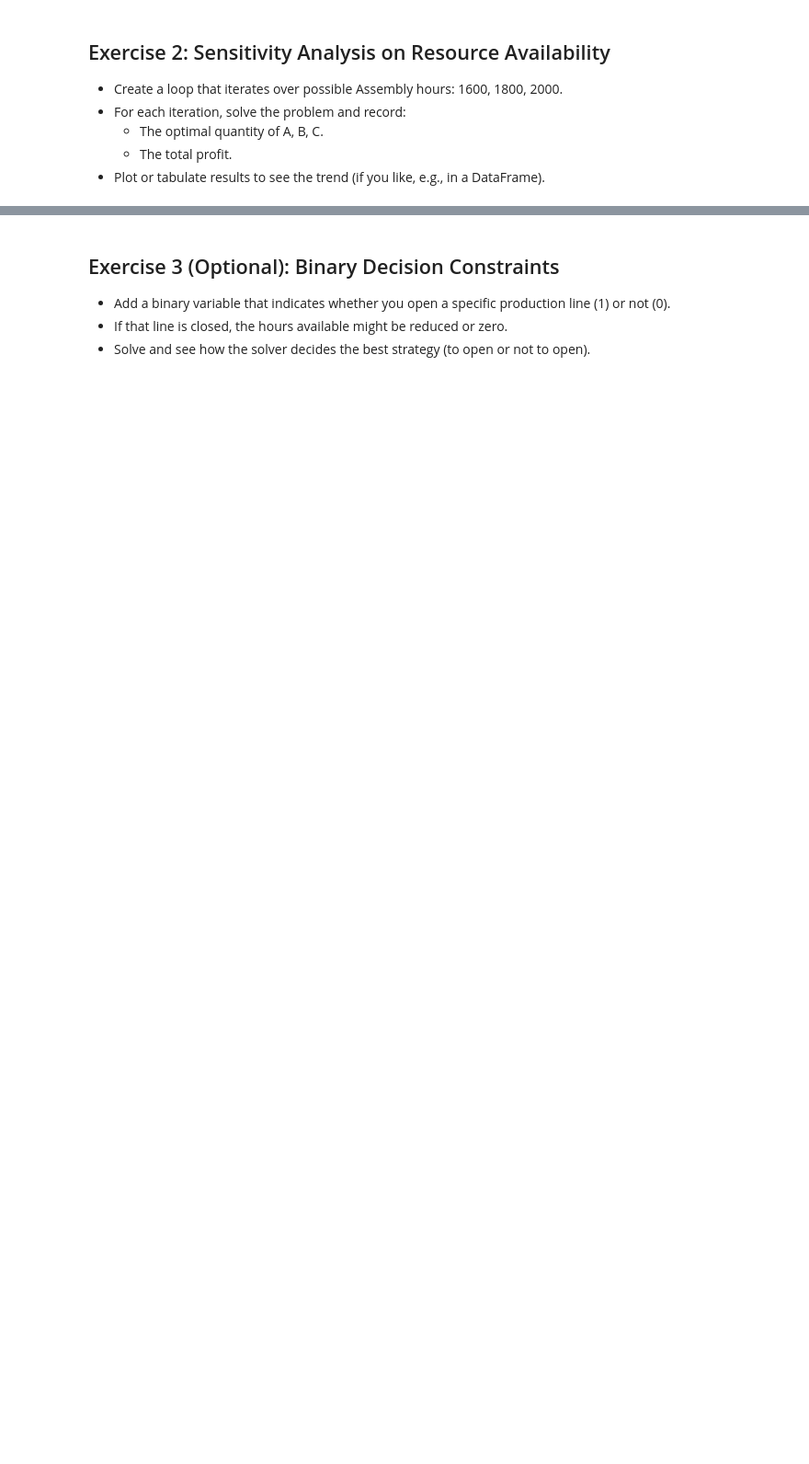
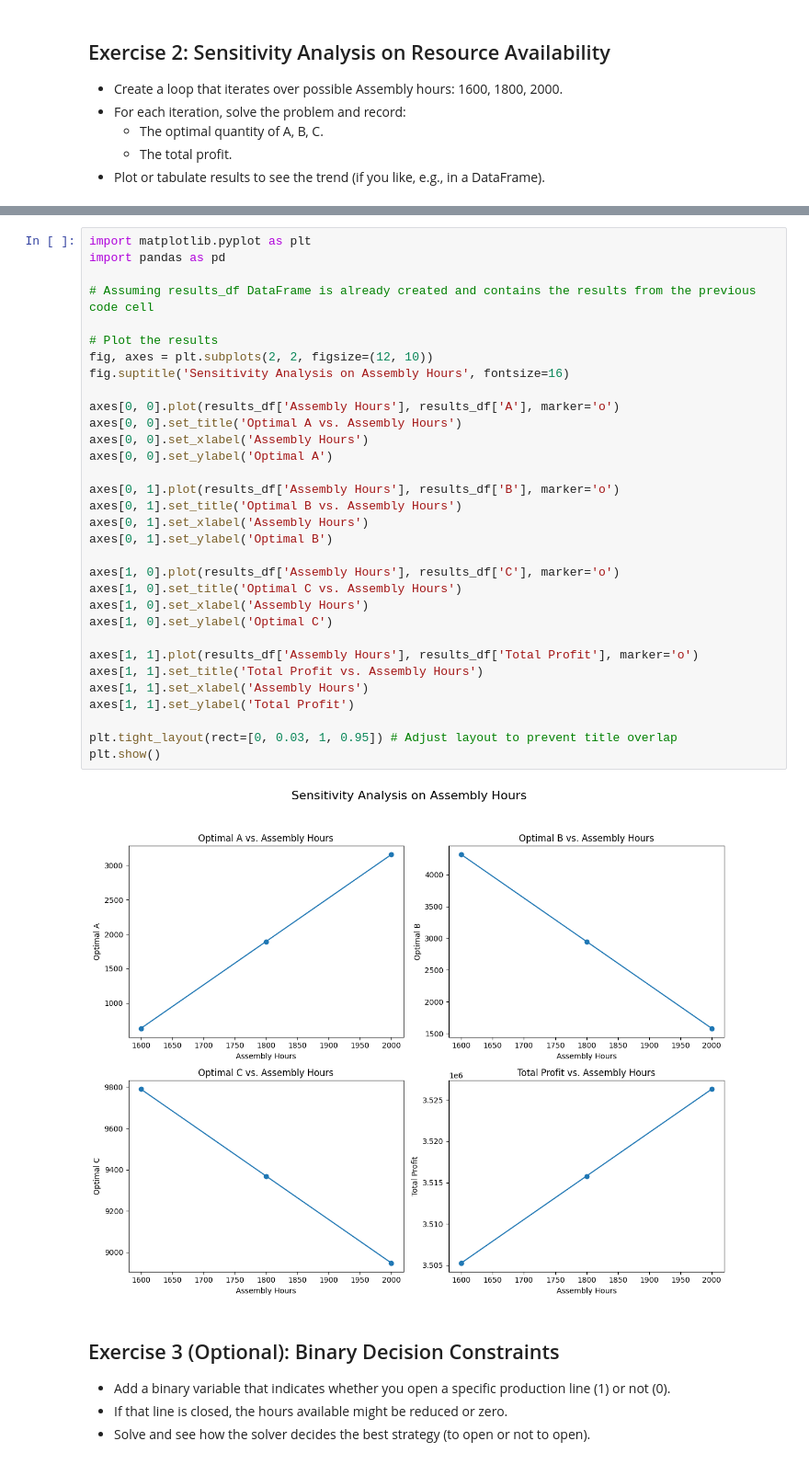
Before and after one commit to u8101081741-source/MISSP, a Jupyter notebook: lab_auto_2_(1).ipynb, the cells around one changed output, grey strips where cells are left out. Shown: that part at 92% size. Drawn from its saved outputs; the diff is of its cells as text; blank space fills up the shorter version.

```diff
--- a/lab_auto_2_(1).ipynb
+++ b/lab_auto_2_(1).ipynb
@@ -138,3 +293,37 @@ Total profit =  3515783.3499999996
+# %%
+import matplotlib.pyplot as plt
+import pandas as pd
+
+# Assuming results_df DataFrame is already created and contains the results from the previous code cell
+
+# Plot the results
+fig, axes = plt.subplots(2, 2, figsize=(12, 10))
+fig.suptitle('Sensitivity Analysis on Assembly Hours', fontsize=16)
+
+axes[0, 0].plot(results_df['Assembly Hours'], results_df['A'], marker='o')
+axes[0, 0].set_title('Optimal A vs. Assembly Hours')
+axes[0, 0].set_xlabel('Assembly Hours')
+axes[0, 0].set_ylabel('Optimal A')
+
+axes[0, 1].plot(results_df['Assembly Hours'], results_df['B'], marker='o')
+axes[0, 1].set_title('Optimal B vs. Assembly Hours')
+axes[0, 1].set_xlabel('Assembly Hours')
+axes[0, 1].set_ylabel('Optimal B')
+
+axes[1, 0].plot(results_df['Assembly Hours'], results_df['C'], marker='o')
+axes[1, 0].set_title('Optimal C vs. Assembly Hours')
+axes[1, 0].set_xlabel('Assembly Hours')
+axes[1, 0].set_ylabel('Optimal C')
+
+axes[1, 1].plot(results_df['Assembly Hours'], results_df['Total Profit'], marker='o')
+axes[1, 1].set_title('Total Profit vs. Assembly Hours')
+axes[1, 1].set_xlabel('Assembly Hours')
+axes[1, 1].set_ylabel('Total Profit')
+
+plt.tight_layout(rect=[0, 0.03, 1, 0.95]) # Adjust layout to prevent title overlap
+plt.show()
+# %% [output]
+[figure, added]
 # %% [markdown]
 ## Exercise 3 (Optional): Binary Decision Constraints
 
```
Also changed, not shown: parts of 3 cells of this notebook.
